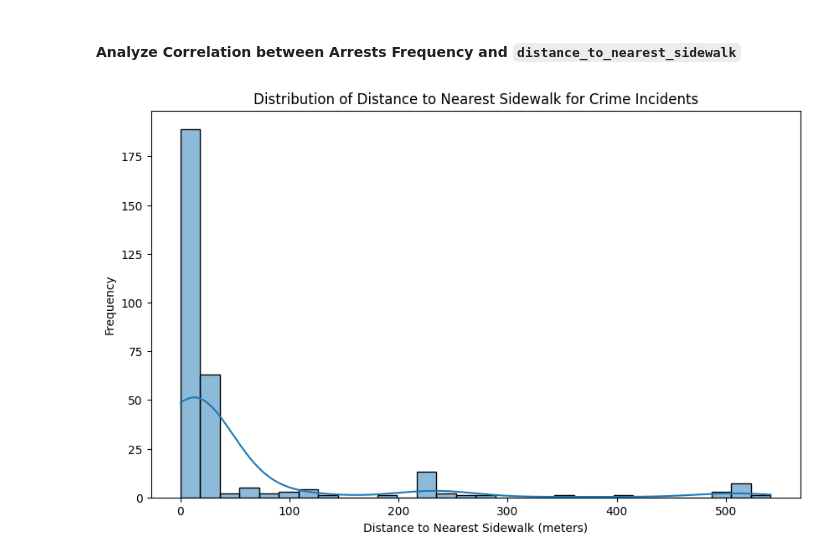
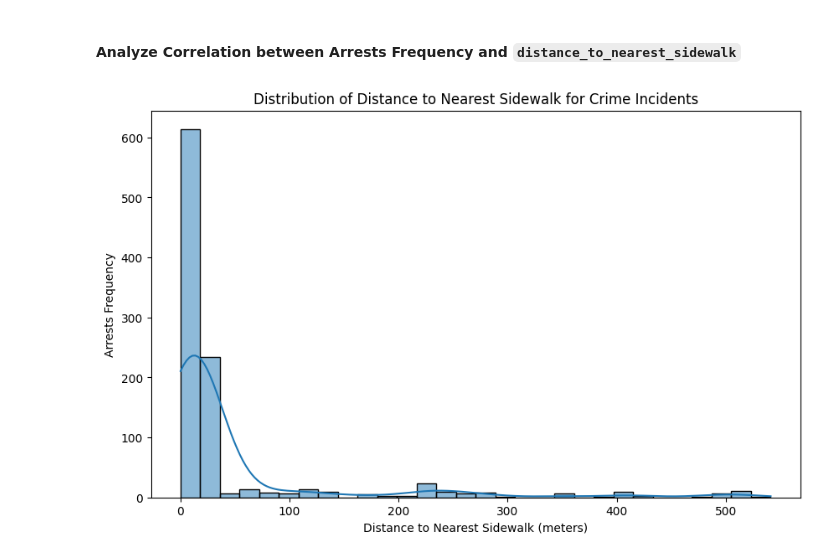
Before and after one commit to christian-byrne/tucson-crime-models, a Jupyter notebook: main.ipynb, the cells around one changed output. Drawn from its saved outputs; the diff is of its cells as text; code cells hidden in the pictures.

```diff
--- a/main.ipynb
+++ b/main.ipynb
@@ -152,9 +159,8 @@ def filter_by_bounds(data: gpd.GeoDataFrame, bounds: tuple) -> gpd.GeoDataFrame:
         return data
 
     # Filter data by checking if geometry is within the bounding box
-    before_length = len(data)
     filtered = data[data.geometry.within(bbox)]
-    logger.info(f"Filtered out {before_length - len(filtered)} rows outside the bounds")
+    logger.info(f"Filtered out {len(data) - len(filtered)} rows outside the bounds. {len(filtered)} rows remaining.")
 
     if len(data) == len(filtered):
         logger.warning("All data is within the specified bounds. No data was filtered.")
@@ -339,5 +350,5 @@ arrests_data = arrests_data[arrests_data.geometry.notnull()]
 arrests_data = filter_by_bounds(arrests_data, config["tucson_bounds"])
 
 # Truncate
-arrests_data = arrests_data.head(300)
+arrests_data = arrests_data.head(1000)
 # %% [output]
@@ -384,12 +396,12 @@ arrests_data = distance_join(
 # %%
 import matplotlib.pyplot as plt
 import seaborn as sns
 
 plt.figure(figsize=(10, 6))
 sns.histplot(arrests_data["distance_to_nearest_sidewalk"], kde=True, bins=30)
 plt.xlabel("Distance to Nearest Sidewalk (meters)")
-plt.ylabel("Frequency")
+plt.ylabel("Arrests Frequency")
 plt.title("Distribution of Distance to Nearest Sidewalk for Crime Incidents")
 plt.show()
 # %% [output]
-[figure, old version]
+[figure, new version]
```
Also changed, not shown: parts of 8 cells of this notebook.
